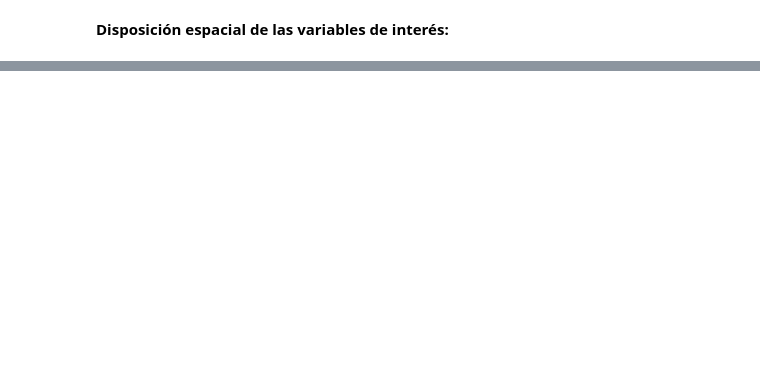
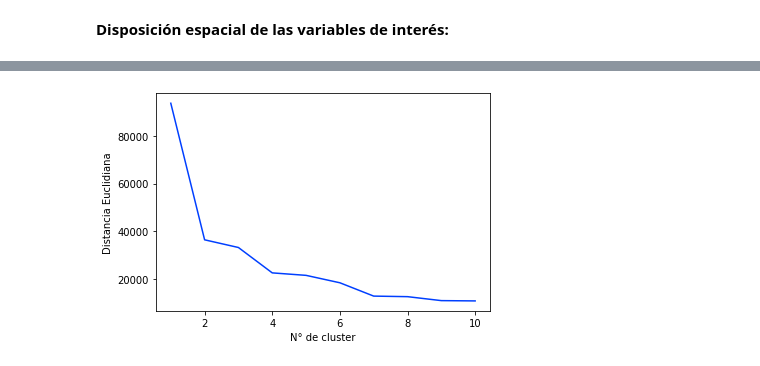
Before and after one commit to heberallin/Trabajos, a Jupyter notebook: Datos Tráfico .ipynb, the cells around one changed output, grey strips where cells are left out. Drawn from its saved outputs; the diff is of its cells as text; code cells hidden in the pictures; blank space fills up the shorter version.

```diff
--- a/Datos Tráfico .ipynb
+++ b/Datos Tráfico .ipynb
@@ -121,0 +183,16 @@ plt.show()
+# %%
+#Método del codo para seleccionar el numero de clusters:
+
+plt.subplot(111)
+
+distancias = Z[-10:, 2]
+distancias_invertidas = distancias[::-1]
+
+clusters_num = np.arange(1,len(distancias_invertidas) + 1)
+
+plt.plot(clusters_num, distancias_invertidas)
+plt.xlabel("N° de cluster")
+plt.ylabel("Distancia Euclidiana")
+plt.show()
+# %% [output]
+[figure, added]
```
Also changed, not shown: parts of 25 cells of this notebook.
